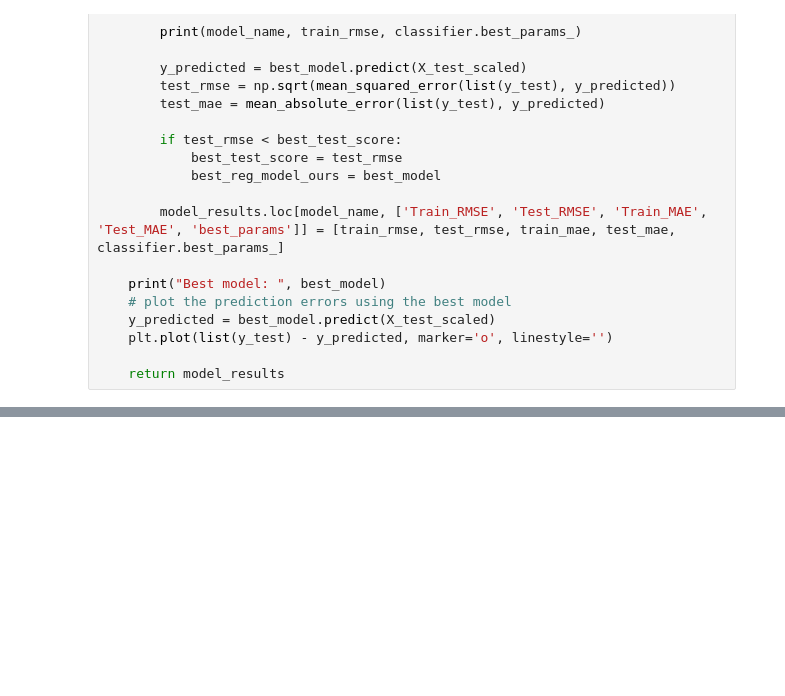
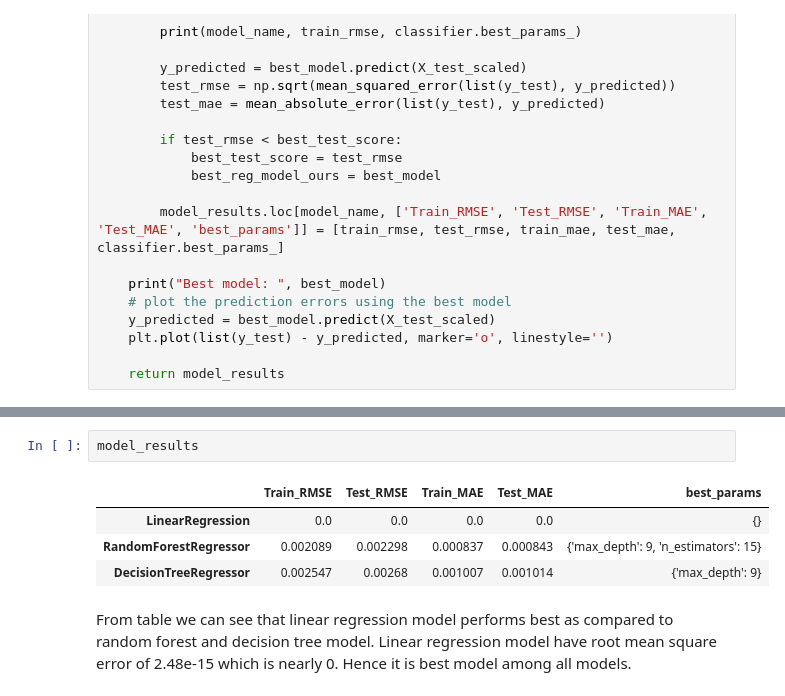
Before and after one commit to ayush0823/IT496_Fab_Five, a Jupyter notebook: Course Project 1/Motor_Current_prediction.ipynb, the cells around one changed output, grey strips where cells are left out. Cells and saved outputs as stored; diff of their text form; blank space fills up the shorter version.

```diff
--- a/Course Project 1/Motor_Current_prediction.ipynb
+++ b/Course Project 1/Motor_Current_prediction.ipynb
@@ -300,0 +301,9 @@ For motor current prediction, random forest regressor is more accurate regressio
+# %%
+model_results
+# %% [output]
+|  | Train_RMSE | Test_RMSE | Train_MAE | Test_MAE | best_params |
+| LinearRegression | 0.0 | 0.0 | 0.0 | 0.0 | {} |
+| RandomForestRegressor | 0.002089 | 0.002298 | 0.000837 | 0.000843 | {'max_depth': 9, 'n_estimators': 15} |
+| DecisionTreeRegressor | 0.002547 | 0.00268 | 0.001007 | 0.001014 | {'max_depth': 9} |
+# %% [markdown]
+From table we can see that linear regression model performs best as compared to random forest and decision tree model. Linear regression model have root mean square error of 2.48e-15 which is nearly 0. Hence it is best model among all models.
```
Also changed, not shown: parts of 5 cells of this notebook.
